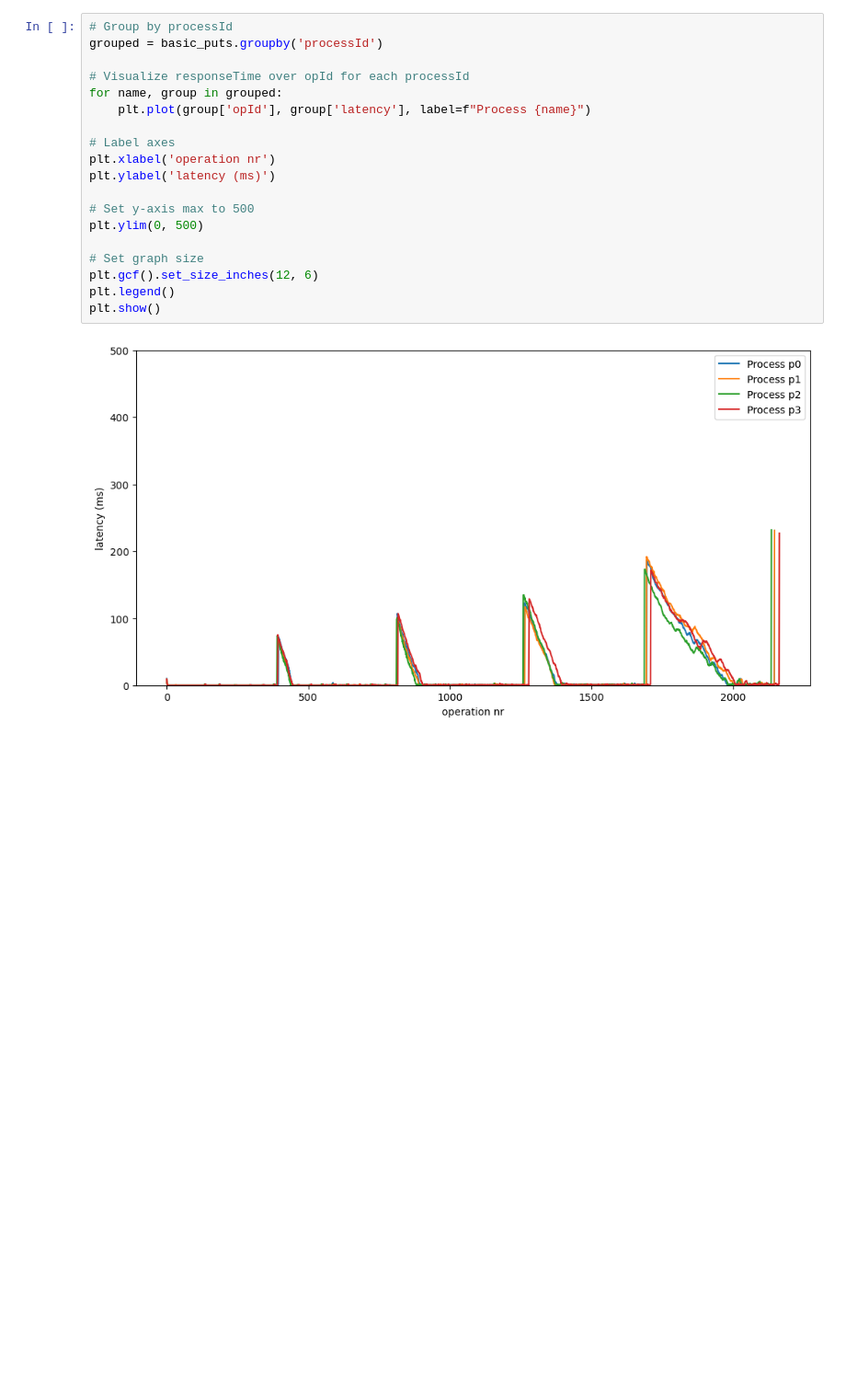
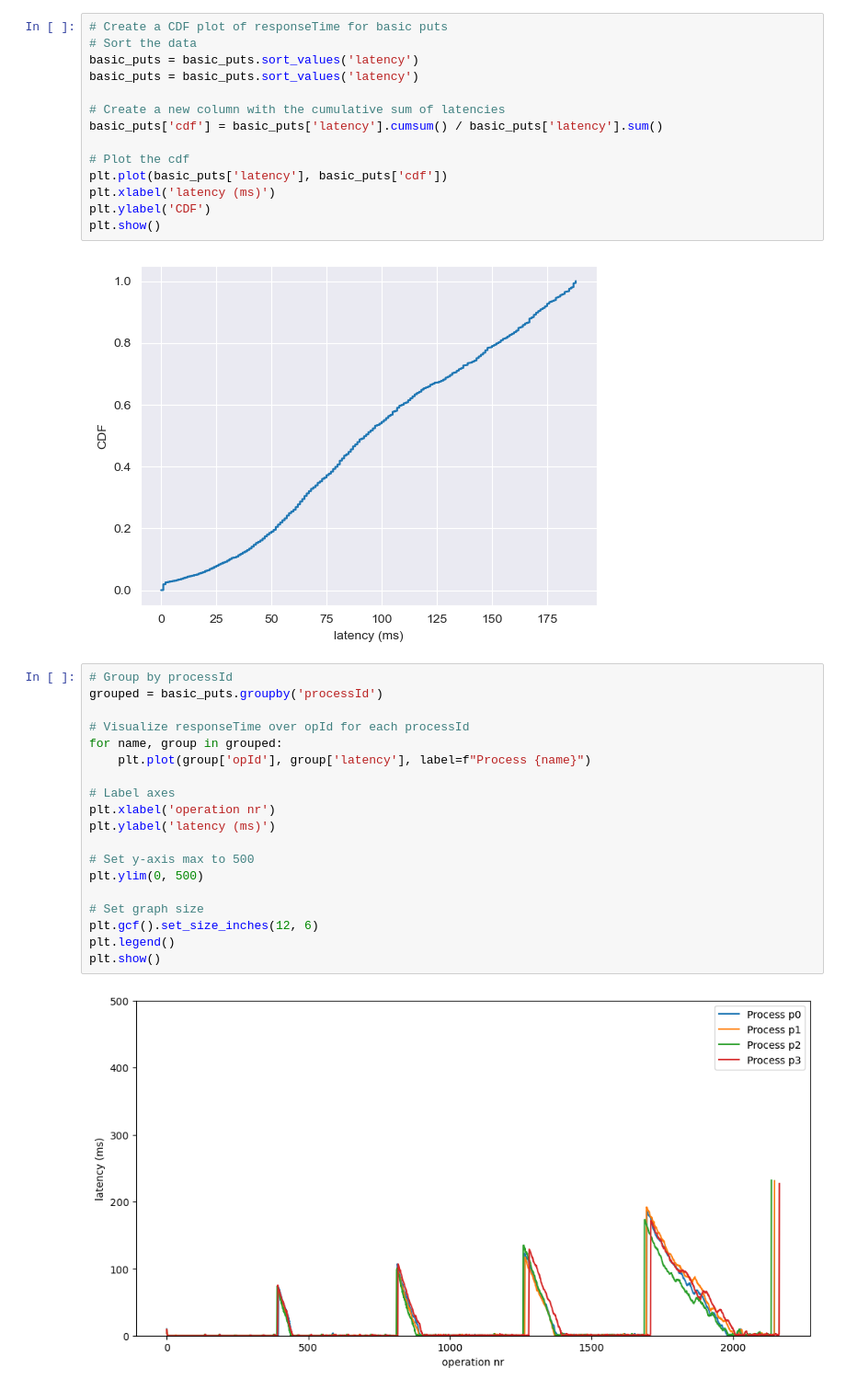
Before and after one commit to Taiwar/ID2203-Project-4-CvRDT, a Jupyter notebook: evaluation/latency.ipynb, the cells around one changed output. Shown at 92% size. Saved outputs shown, nothing was run; the diff lists cells and outputs as text; blank space fills up the shorter version.

```diff
--- a/evaluation/latency.ipynb
+++ b/evaluation/latency.ipynb
@@ -12,3 +28,19 @@ atomic.columns = ['processId', 'opId', 'latency']
+# %%
+# Create a CDF plot of responseTime for basic puts
+# Sort the data
+basic_puts = basic_puts.sort_values('latency')
+basic_puts = basic_puts.sort_values('latency')
+
+# Create a new column with the cumulative sum of latencies
+basic_puts['cdf'] = basic_puts['latency'].cumsum() / basic_puts['latency'].sum()
+
+# Plot the cdf
+plt.plot(basic_puts['latency'], basic_puts['cdf'])
+plt.xlabel('latency (ms)')
+plt.ylabel('CDF')
+plt.show()
+# %% [output]
+[figure, added]
 # %%
 # Group by processId
 grouped = basic_puts.groupby('processId')
```
Also changed, not shown: parts of 2 cells of this notebook.
